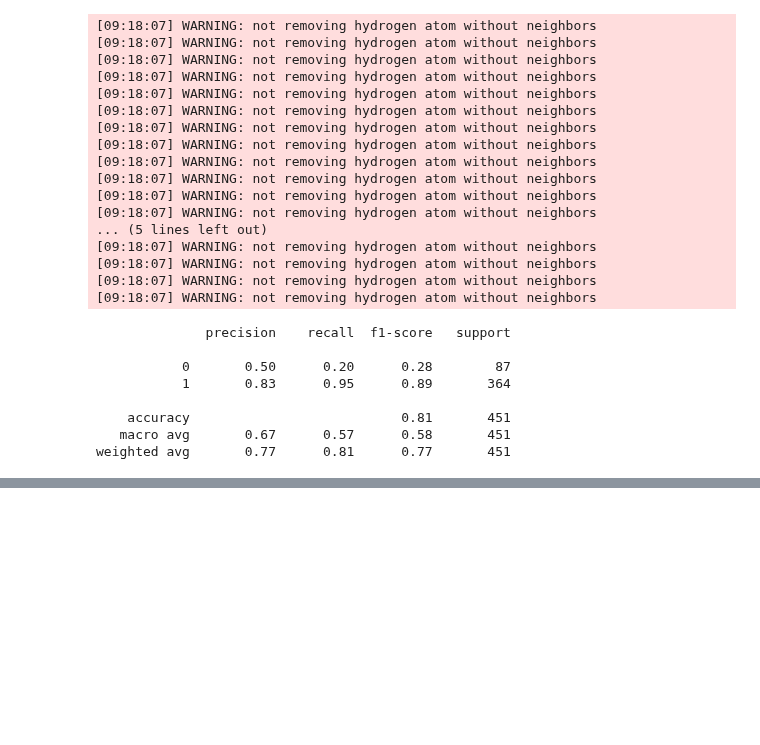
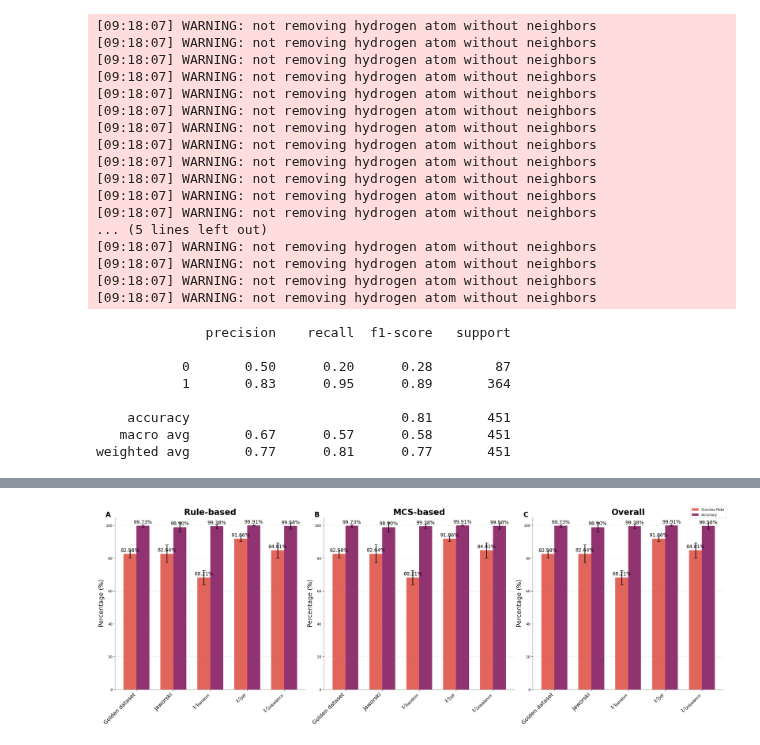
Before and after one commit to TieuLongPhan/SynRBL, a Jupyter notebook: Pipeline/Validation/Analysis/backup.ipynb, the cells around one changed output, grey strips where cells are left out. Saved outputs shown, nothing was run; the diff lists cells and outputs as text; code cells hidden in the pictures; blank space fills up the shorter version.

```diff
--- a/Pipeline/Validation/Analysis/backup.ipynb
+++ b/Pipeline/Validation/Analysis/backup.ipynb
@@ -235,0 +489,82 @@ weighted avg       0.77      0.81      0.77       451
+# %%
+import pandas as pd
+import matplotlib.pyplot as plt
+import numpy as np
+from statsmodels.stats.proportion import proportion_confint
+
+def plot_success_accuracy_multiple(dfs, layout='vertical', show_values=False,
+                                   title_name = ['Rule-based', 'MCS-based', 'Overall']):
+    if layout not in ['vertical', 'horizontal']:
+        raise ValueError("Layout must be 'vertical' or 'horizontal'")
+
+    if layout == 'vertical':
+        fig, axs = plt.subplots(3, 1, figsize=(14, 21))  # Adjusted for vertical layout
+    else:
+        fig, axs = plt.subplots(1, 3, figsize=(28, 9))  # Adjusted for horizontal layout
+
+    labels = ['A', 'B', 'C']  # Labels for each subplot
+    for i, df in enumerate(dfs):
+        ax = axs[i] if layout == 'vertical' else axs[i]
+        datasets = df['Dataset']
+        success_rate = df['Success Rate']
+        accuracy = df['Accuracy']
+        unbalance = df['Unbalance']
+
+        successes = np.round(unbalance * success_rate).astype(int)
+        accuracies = np.round(successes * accuracy).astype(int)
+
+        confint_success = proportion_confint(successes, unbalance, method='wilson')
+        confint_accuracy = proportion_confint(accuracies, successes, method='wilson')
+
+        error_success = np.maximum(success_rate - confint_success[0], confint_success[1] - success_rate)
+        error_accuracy = np.maximum(accuracy - confint_accuracy[0], confint_accuracy[1] - accuracy)
+
+        bar_width = 0.35
+        index = np.arange(len(datasets))
+
+        cmap = plt.get_cmap('flare')
+        color_for_success_rate = cmap(0.3)
+        color_for_accuracy = cmap(0.7)
+
+        bars1 = ax.bar(index - bar_width/2, success_rate*100, bar_width, yerr=error_success.T*100, capsize=5, label='Success Rate', color=color_for_success_rate, error_kw={'ecolor':'black', 'elinewidth':2})
+        bars2 = ax.bar(index + bar_width/2, accuracy*100, bar_width, yerr=error_accuracy.T*100, capsize=5, label='Accuracy', color=color_for_accuracy, error_kw={'ecolor':'black', 'elinewidth':2})
+
+        ax.set_ylabel('Percentage (%)', fontsize=18)
+        ax.set_xticks(index)
+        ax.set_xticklabels(datasets, rotation=45, ha='right', fontsize=16)
+        ax.set_ylim(0, 105)
+        ax.yaxis.grid(True, linestyle='--', which='major', color='grey', alpha=.25)
+        ax.spines['top'].set_visible(False)
+        ax.spines['right'].set_visible(False)
+        ax.spines['left'].set_color('grey')
+        ax.spines['bottom'].set_color('grey')
+        ax.set_title(f'{title_name[i]}', fontsize=24, fontweight='bold')
+        ax.text(-0.05, 1.0, labels[i], transform=ax.transAxes, size=20, weight='bold')
+
+        if show_values:
+            annotate_bars(bars1, ax)
+            annotate_bars(bars2, ax)
+
+    fig.legend(['Success Rate', 'Accuracy'], loc='upper left', bbox_to_anchor=(0.85, 1), fontsize=10)
+    plt.tight_layout()
+    plt.subplots_adjust(right=0.78 if layout == 'vertical' else 0.9)
+    plt.show()
+
+def annotate_bars(bars, ax):
+    for bar in bars:
+        height = bar.get_height()
+        ax.annotate(f'{height:.2f}%',
+                    xy=(bar.get_x() + bar.get_width() / 2, height),
+                    xytext=(0, 3),  # 3 points vertical offset
+                    textcoords="offset points",
+                    ha='center', va='bottom', fontsize=14)
+
+# Example usage with a list of DataFrames
+df1 = pd.DataFrame(data)  # Assuming 'data' is already defined as in your previous example
+df2 = df1.copy()
+df3 = df1.copy()
+
+# Call the function with the DataFrames, layout, and show_values option
+plot_success_accuracy_multiple([df1, df2, df3], layout='horizontal', show_values=True)
+# %% [output]
+[figure, added]
```
Also changed, not shown: parts of 7 cells of this notebook, 2 other files.
